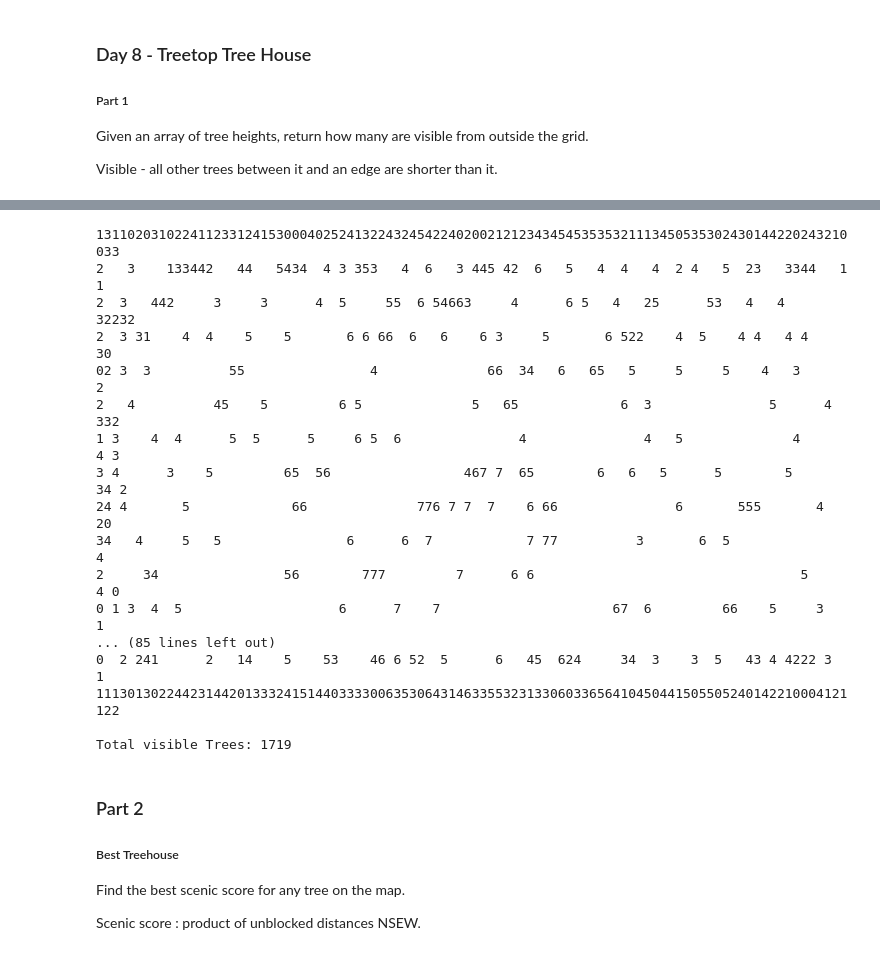
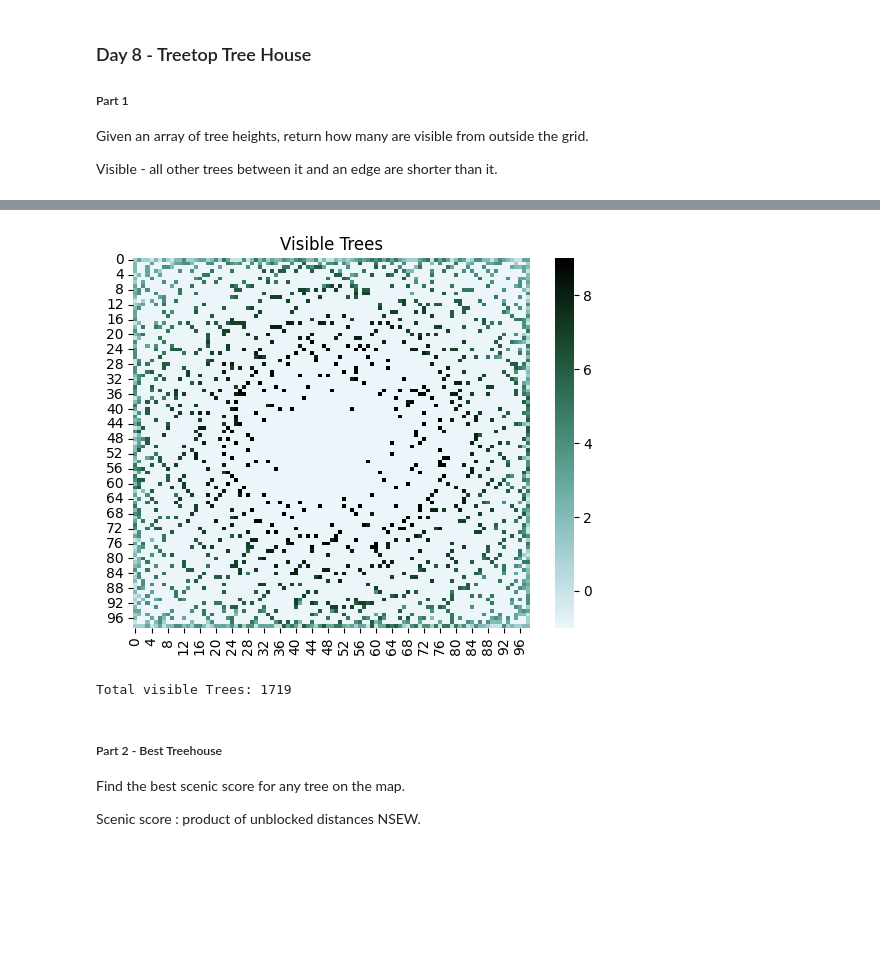
Before and after one commit to KaraMartin/AdventOfCode2022, a Jupyter notebook: AdventOfCode_08.ipynb, the cells around one changed output, grey strips where cells are left out. Saved outputs shown, nothing was run; the diff lists cells and outputs as text; code cells hidden in the pictures; blank space fills up the shorter version.

```diff
--- a/AdventOfCode_08.ipynb
+++ b/AdventOfCode_08.ipynb
@@ -8,56 +23,41 @@ Visible - all other trees between it and an edge are shorter than it.
 # %%
-with open("aoc_08_input.txt", "r") as f:
-    def countIncreasingTrees(slice, dependentIndex, rotationNum):
-        curr_max = slice[0]
-        for cellIndex, val in enumerate(slice[1:-1], start = 1):
-            if val > curr_max:
-                if rotationNum == 0:        confirmed_trees.add((dependentIndex,            cellIndex))
-                elif rotationNum == 1:      confirmed_trees.add((size - cellIndex - 1,      dependentIndex))
-                elif rotationNum == 2:      confirmed_trees.add((size - dependentIndex - 1, size - cellIndex - 1))
-                else:                       confirmed_trees.add((cellIndex,                 size - dependentIndex - 1))
-                curr_max = val
-            if curr_max == 9:
-                return
+confirmed_trees = {(a, 0) for a in range(size)} | {(0, a) for a in range(size)} | {(size-1, a) for a in range(size)} | {(a, size-1) for a in range(size)}
 
-    treetops = list([int(c) for c in line] for line in f.read().split())
-    size = len(treetops)
-    confirmed_trees = {(a, 0) for a in range(size)} | {(0, a) for a in range(size)} | {(size-1, a) for a in range(size)} | {(a, size-1) for a in range(size)}
+def countIncreasingTrees(slice, dependentIndex, rotationNum):
+    curr_max = slice[0]
+    for cellIndex, val in enumerate(slice[1:-1], start = 1):
+        if val > curr_max:
+            if rotationNum == 0:        confirmed_trees.add((dependentIndex,            cellIndex))
+            elif rotationNum == 1:      confirmed_trees.add((size - cellIndex - 1,      dependentIndex))
+            elif rotationNum == 2:      confirmed_trees.add((size - dependentIndex - 1, size - cellIndex - 1))
+            else:                       confirmed_trees.add((cellIndex,                 size - dependentIndex - 1))
+            curr_max = val
+        if curr_max == 9:
+            return
 
-    for j in range(4):
-        for i, row in enumerate(treetops[1:-1], start = 1):
-            countIncreasingTrees(row, i, j)
-        treetops = list(zip(*treetops[::-1]))
+for j in range(4):
+    for i, row in enumerate(treetops[1:-1], start = 1):
+        countIncreasingTrees(row, i, j)
+    treetops = list(zip(*treetops[::-1]))
 
-    for i in range(size):
-        for j in range(size):
-            if (i,j) in confirmed_trees:
-                print(treetops[i][j], end="")
-            else:
-                print(" ", end="")
-        print()
+visibleTrees = [list(T) for T in treetops]
 
-    print(f"\nTotal visible Trees: {len(confirmed_trees)}")
+for i in range(size):
+    for j in range(size):
+        if (i,j) not in confirmed_trees:
+            visibleTrees[i][j] = -1
-# %% [output]
-131102031022411233124153000402524132243245422402002121234345453535321113450535302430144220243210033
-2   3    133442   44   5434  4 3 353   4  6   3 445 42  6   5   4  4   4  2 4   5  23   3344   1  1
-2  3   442     3     3      4  5     55  6 54663     4      6 5   4   25      53   4   4      32232
-2  3 31    4  4    5    5       6 6 66  6   6    6 3     5       6 522    4  5    4 4   4 4      30
-02 3  3          55                4              66  34   6   65   5     5     5    4   3        2
-2   4          45    5         6 5              5   65             6  3               5      4  332
-1 3    4  4      5  5      5     6 5  6               4               4   5              4      4 3
-3 4      3    5         65  56                 467 7  65        6   6   5      5        5      34 2
-24 4       5             66              776 7 7  7    6 66               6       555       4    20
-34   4     5   5                6      6  7            7 77          3       6  5                 4
-2     34                56        777         7      6 6                                  5     4 0
-0 1 3  4  5                    6      7    7                      67  6         66    5     3     1
-... (85 lines left out)
-0  2 241      2   14    5    53    46 6 52  5      6   45  624     34  3    3  5   43 4 4222 3    1
-111301302244231442013332415144033330063530643146335532313306033656410450441505505240142210004121122
-
-Total visible Trees: 1719
+# %%
+palette = sns.cubehelix_palette(start=2, rot=.20, dark=0, light=.95, reverse=False, as_cmap=True)
+bx = sns.heatmap(visibleTrees, vmin = -1, cmap=palette)
+bx.set_title("Visible Trees")
+plt.show()
+
+print(f"Total visible Trees: {len(confirmed_trees)}")
+# %% [output]
+[figure, added]
+Total visible Trees: 1719
 # %% [markdown]
-### Part 2
-##### Best Treehouse
+##### Part 2 - Best Treehouse
 
 Find the best scenic score for any tree on the map.
 
```
Also changed, not shown: parts of 4 cells of this notebook, 3 other files.
